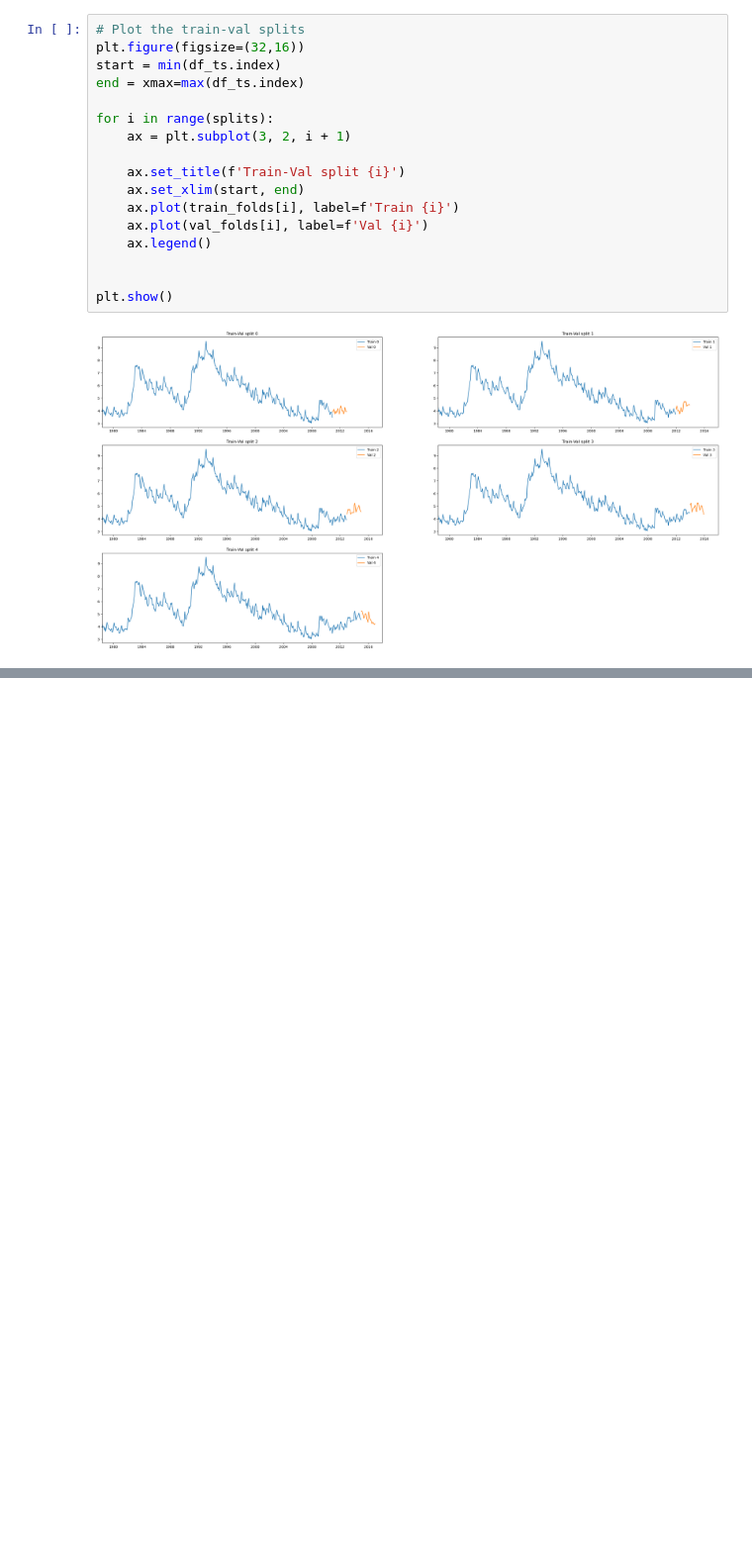
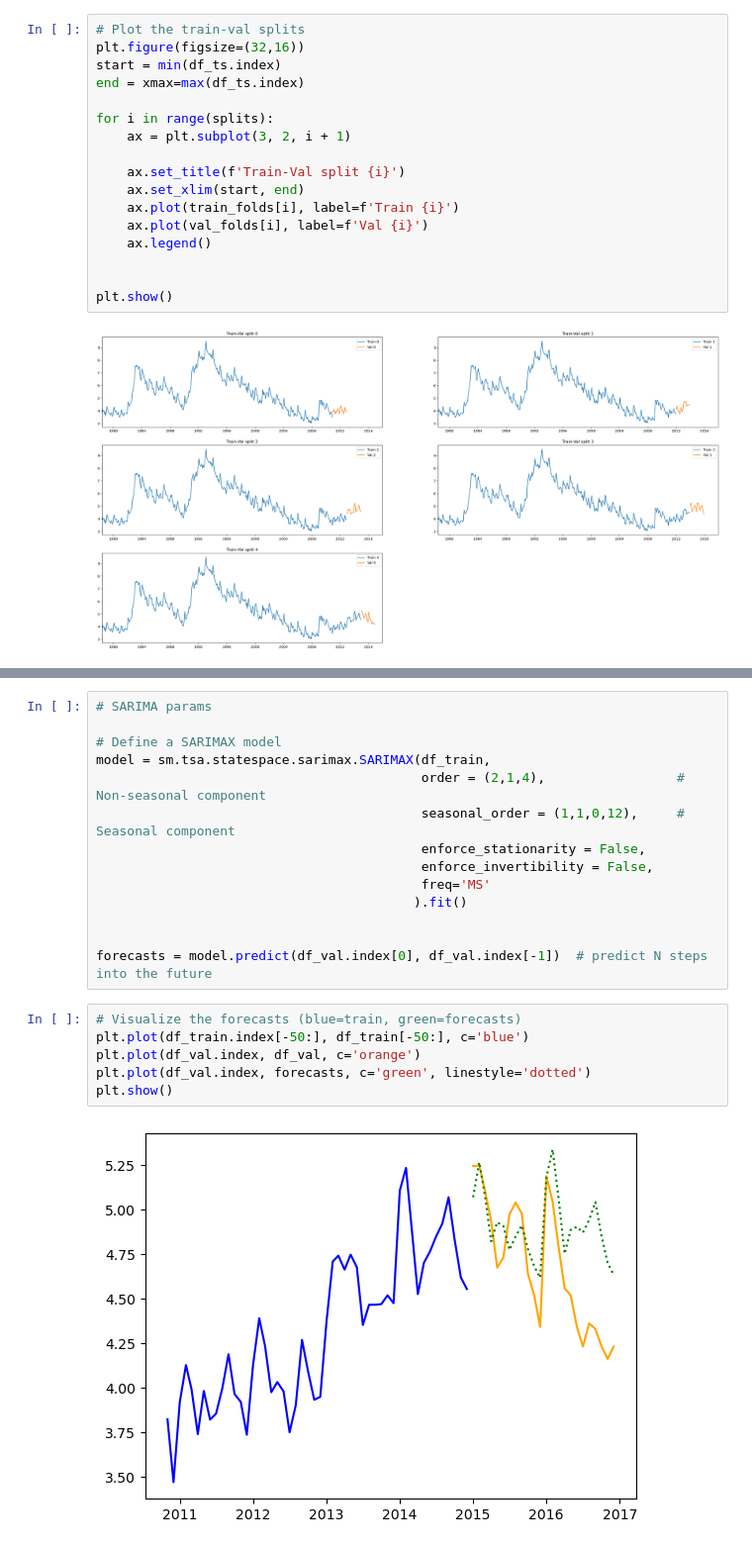
Before and after one commit to DamianChimes/QBUS6840-Predictive-Analytics, a Jupyter notebook: Exploratory Analysis.ipynb, the cells around one changed output, grey strips where cells are left out. Shown: that part at 99% size. Drawn from its saved outputs; the diff is of its cells as text; blank space fills up the shorter version.

```diff
--- a/Exploratory Analysis.ipynb
+++ b/Exploratory Analysis.ipynb
@@ -220,0 +245,22 @@ plt.show()
+# %%
+# SARIMA params
+
+# Define a SARIMAX model
+model = sm.tsa.statespace.sarimax.SARIMAX(df_train,
+                                          order = (2,1,4),                 # Non-seasonal component
+                                          seasonal_order = (1,1,0,12),     # Seasonal component
+                                          enforce_stationarity = False,
+                                          enforce_invertibility = False,
+                                          freq='MS'
+                                         ).fit()
+
+
+forecasts = model.predict(df_val.index[0], df_val.index[-1])  # predict N steps into the future
+# %%
+# Visualize the forecasts (blue=train, green=forecasts)
+plt.plot(df_train.index[-50:], df_train[-50:], c='blue')
+plt.plot(df_val.index, df_val, c='orange')
+plt.plot(df_val.index, forecasts, c='green', linestyle='dotted')
+plt.show()
+# %% [output]
+[figure, added]
```
Also changed, not shown: parts of 25 cells of this notebook.
